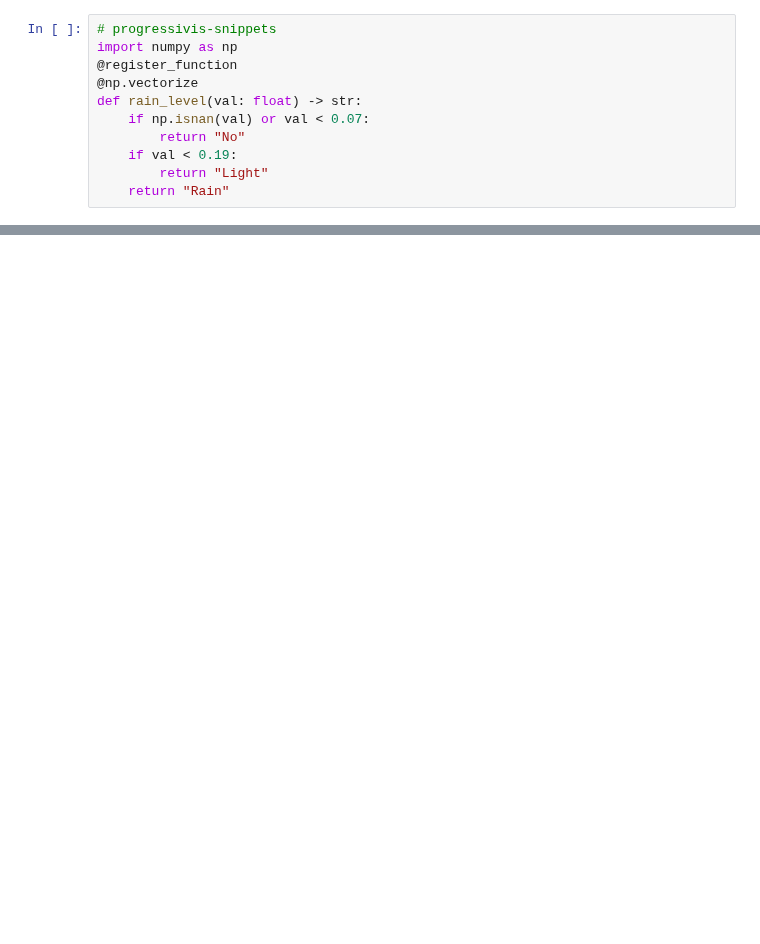
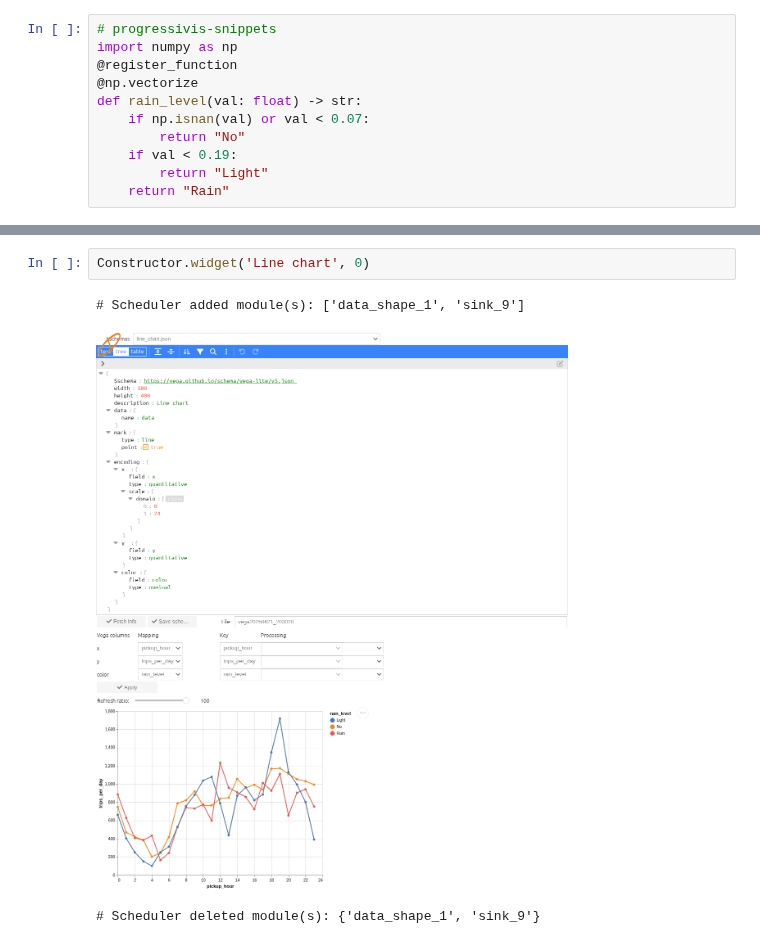
Before and after one commit to progressivis/ipyprogressivis, a Jupyter notebook: notebooks/taxis_precipitations_line_chart.ipynb, the cells around one changed output, grey strips where cells are left out. Drawn from its saved outputs; the diff is of its cells as text; blank space fills up the shorter version.

```diff
--- a/notebooks/taxis_precipitations_line_chart.ipynb
+++ b/notebooks/taxis_precipitations_line_chart.ipynb
@@ -92,0 +245,6 @@ Constructor.widget('Any Vega', 0)
+# %%
+Constructor.widget('Line chart', 0)
+# %% [output]
+# Scheduler added module(s): ['data_shape_1', 'sink_9']
+[figure, added]
+# Scheduler deleted module(s): {'data_shape_1', 'sink_9'}
```
Also changed, not shown: parts of 29 cells of this notebook, 1 other file.
